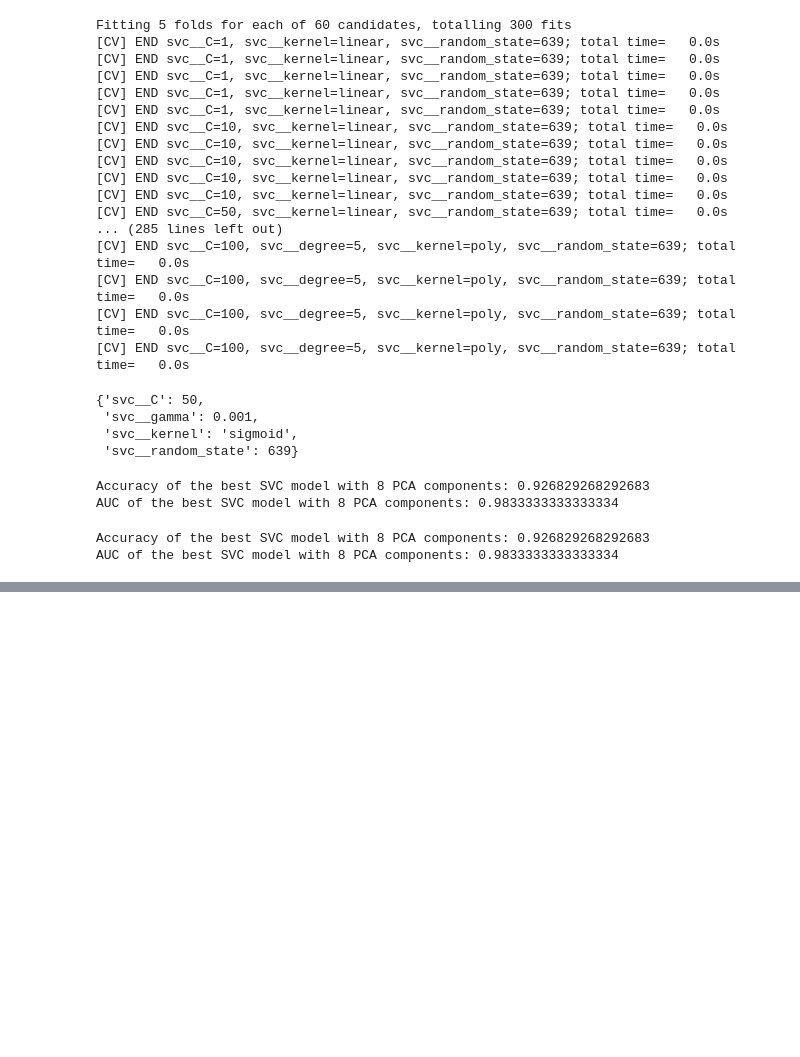
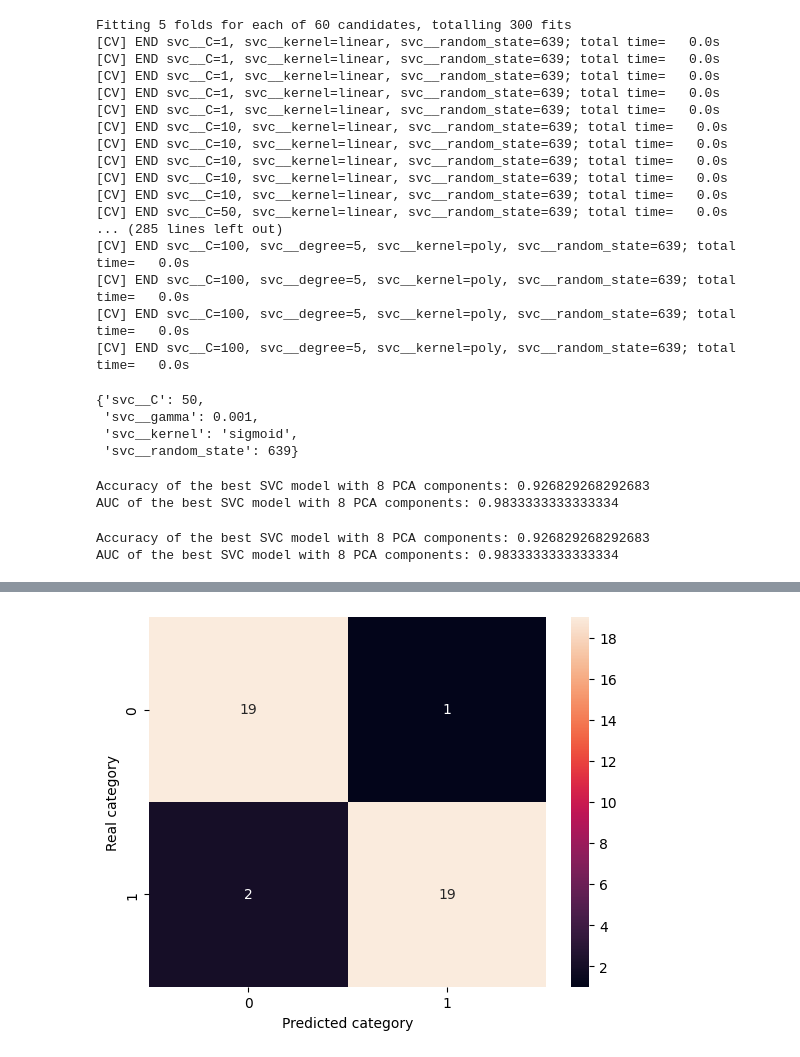
Before and after one commit to LDavidRojasD/machine-learning-mercado-automotriz, a Jupyter notebook: sandbox/SVM.ipynb, the cells around one changed output, grey strips where cells are left out. Saved outputs shown, nothing was run; the diff lists cells and outputs as text; code cells hidden in the pictures; blank space fills up the shorter version.

```diff
--- a/sandbox/SVM.ipynb
+++ b/sandbox/SVM.ipynb
@@ -495,0 +514,8 @@ AUC of the best SVC model with 8 PCA components: 0.9833333333333334
+# %%
+conf_matrix = confusion_matrix(y_test, y_pred_pca)
+sns.heatmap(data= conf_matrix, annot= True)
+plt.xlabel('Predicted category')
+plt.ylabel('Real category')
+plt.show()
+# %% [output]
+[figure, added]
```
Also changed, not shown: parts of 31 cells of this notebook.
